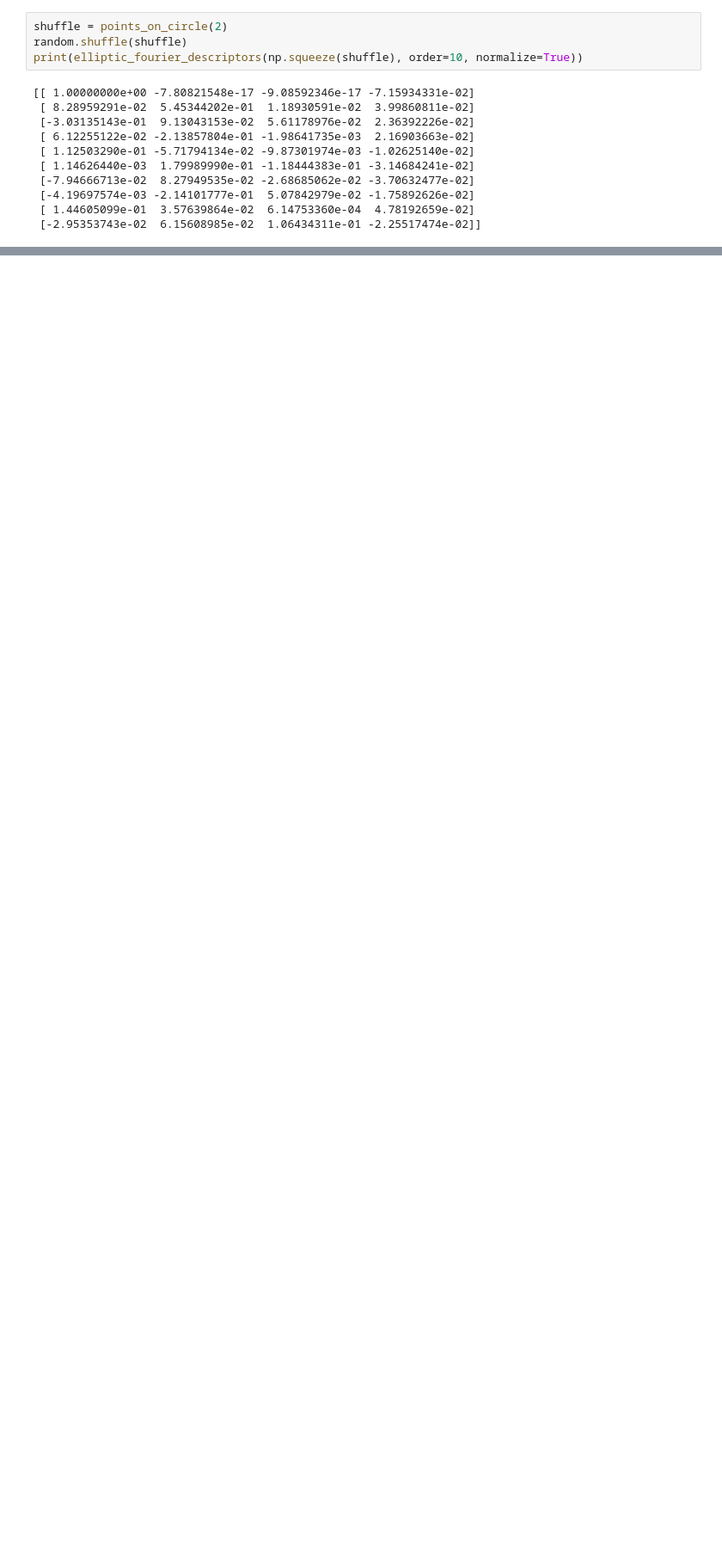
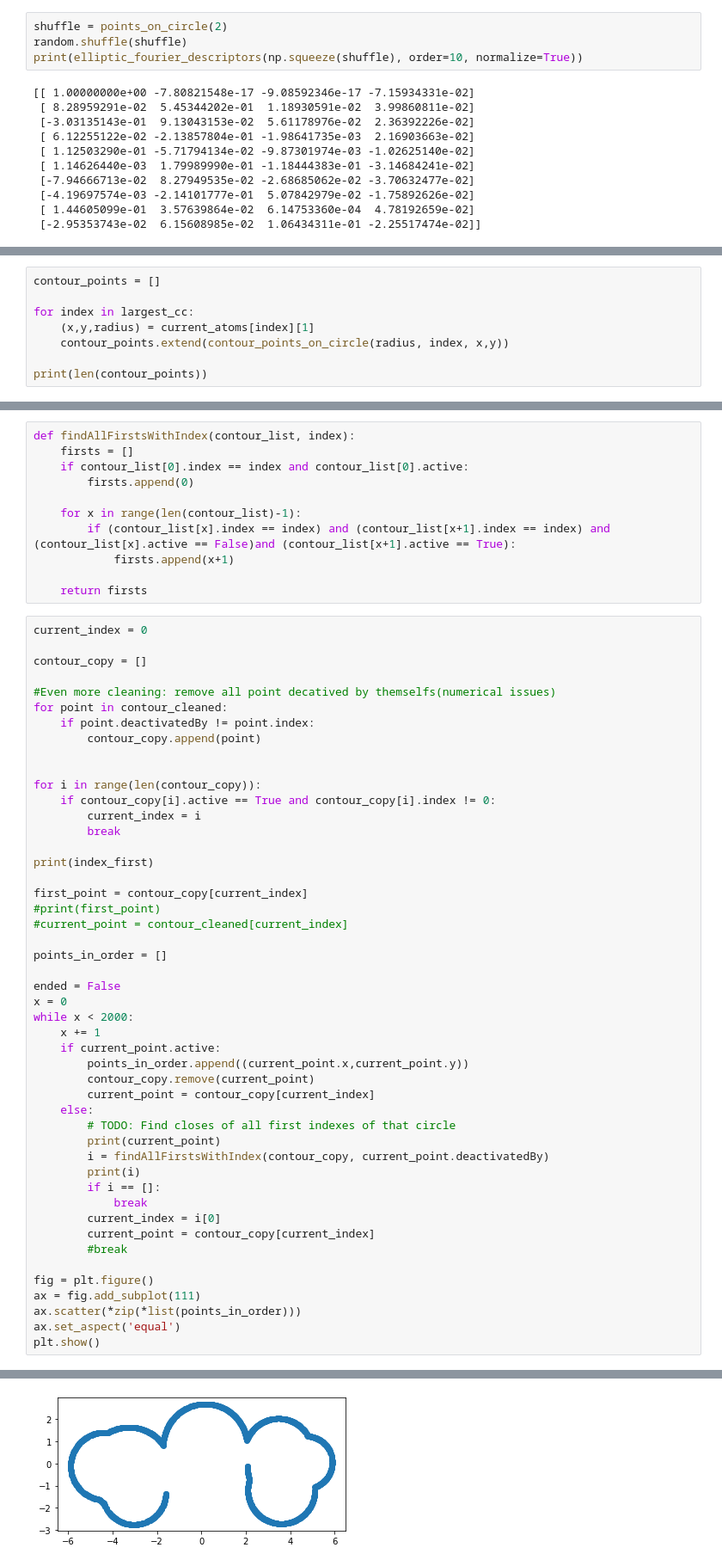
Before and after one commit to ju-leon/bachelor-thesis, a Jupyter notebook: Slice.ipynb, the cells around one changed output, grey strips where cells are left out. Shown at 86% size. Cells and saved outputs as stored; diff of their text form; blank space fills up the shorter version.

Commit message:
Work on contour

```diff
--- a/Slice.ipynb
+++ b/Slice.ipynb
@@ -454,0 +423,8 @@ print(coeffs[2])
+# %%
+contour_points = []
+
+for index in largest_cc:
+    (x,y,radius) = current_atoms[index][1]
+    contour_points.extend(contour_points_on_circle(radius, index, x,y))
+
+print(len(contour_points))
@@ -454,0 +446,60 @@ print(coeffs[2])
+# %%
+def findAllFirstsWithIndex(contour_list, index):
+    firsts = []
+    if contour_list[0].index == index and contour_list[0].active:
+        firsts.append(0)
+
+    for x in range(len(contour_list)-1):
+        if (contour_list[x].index == index) and (contour_list[x+1].index == index) and (contour_list[x].active == False)and (contour_list[x+1].active == True):
+            firsts.append(x+1)
+
+    return firsts
+# %%
+current_index = 0
+
+contour_copy = []
+
+#Even more cleaning: remove all point decatived by themselfs(numerical issues)
+for point in contour_cleaned:
+    if point.deactivatedBy != point.index:
+        contour_copy.append(point)
+
+
+for i in range(len(contour_copy)):
+    if contour_copy[i].active == True and contour_copy[i].index != 0:
+        current_index = i
+        break
+
+print(index_first)
+
+first_point = contour_copy[current_index]
+#print(first_point)
+#current_point = contour_cleaned[current_index]
+
+points_in_order = []
+
+ended = False
+x = 0
+while x < 2000:
+    x += 1
+    if current_point.active:
+        points_in_order.append((current_point.x,current_point.y))
+        contour_copy.remove(current_point)
+        current_point = contour_copy[current_index]
+    else:
+        # TODO: Find closes of all first indexes of that circle
+        print(current_point)
+        i = findAllFirstsWithIndex(contour_copy, current_point.deactivatedBy)
+        print(i)
+        if i == []:
+            break
+        current_index = i[0]
+        current_point = contour_copy[current_index]
+        #break
+
+fig = plt.figure()
+ax = fig.add_subplot(111)
+ax.scatter(*zip(*list(points_in_order)))
+ax.set_aspect('equal')
+plt.show()
+# %% [output]
@@ -454,0 +523 @@ print(coeffs[2])
+[figure, added]
```
Also changed, not shown: parts of 10 cells of this notebook.
